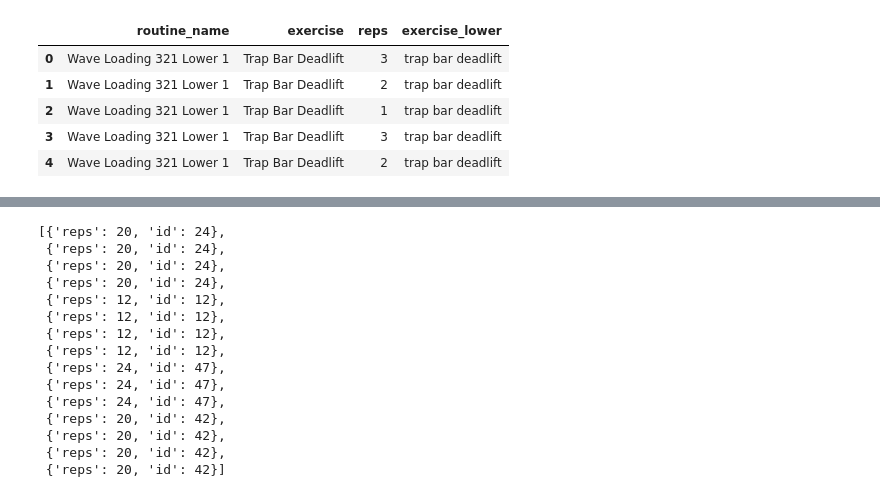
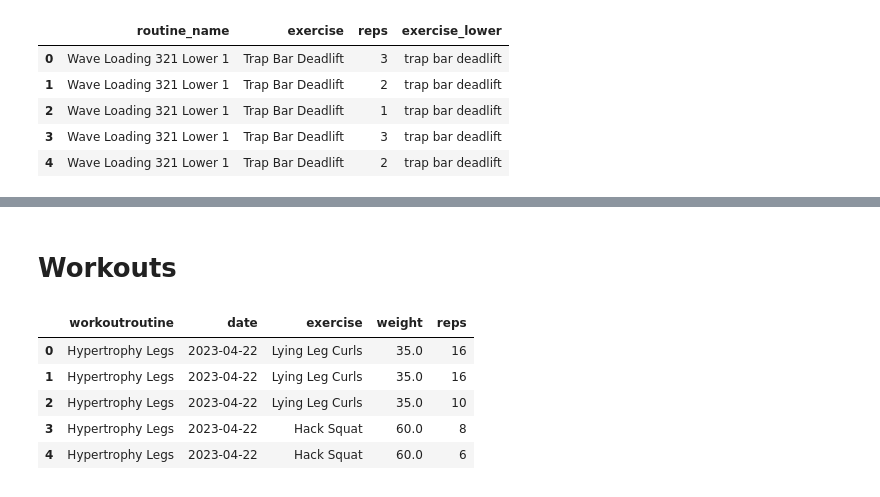
Before and after one commit to jordanbegg/pybenchmark, a Jupyter notebook: notebooks/setup.ipynb, the cells around one changed output, grey strips where cells are left out. Drawn from its saved outputs; the diff is of its cells as text; code cells hidden in the pictures.

```diff
--- a/notebooks/setup.ipynb
+++ b/notebooks/setup.ipynb
@@ -180,18 +183,13 @@ Expecting value: line 1 column 1 (char 0)
-# %%
-exercises.to_dict(orient="records")
-# %% [output]
-[{'reps': 20, 'id': 24},
- {'reps': 20, 'id': 24},
- {'reps': 20, 'id': 24},
- {'reps': 20, 'id': 24},
- {'reps': 12, 'id': 12},
- {'reps': 12, 'id': 12},
- {'reps': 12, 'id': 12},
- {'reps': 12, 'id': 12},
- {'reps': 24, 'id': 47},
- {'reps': 24, 'id': 47},
- {'reps': 24, 'id': 47},
- {'reps': 20, 'id': 42},
- {'reps': 20, 'id': 42},
- {'reps': 20, 'id': 42},
- {'reps': 20, 'id': 42}]
+# %% [markdown]
+# Workouts
+# %%
+df = pd.read_excel(DATA_DIR / "setup.xlsx", sheet_name="workouts")
+df = df.rename(columns={"name": "routine_name"})
+df.head()
+# %% [output]
+|  | workoutroutine | date | exercise | weight | reps |
+| 0 | Hypertrophy Legs | 2023-04-22 | Lying Leg Curls | 35.0 | 16 |
+| 1 | Hypertrophy Legs | 2023-04-22 | Lying Leg Curls | 35.0 | 16 |
+| 2 | Hypertrophy Legs | 2023-04-22 | Lying Leg Curls | 35.0 | 10 |
+| 3 | Hypertrophy Legs | 2023-04-22 | Hack Squat | 60.0 | 8 |
+| 4 | Hypertrophy Legs | 2023-04-22 | Hack Squat | 60.0 | 6 |
```
Also changed, not shown: parts of 8 cells of this notebook, 5 other files.
